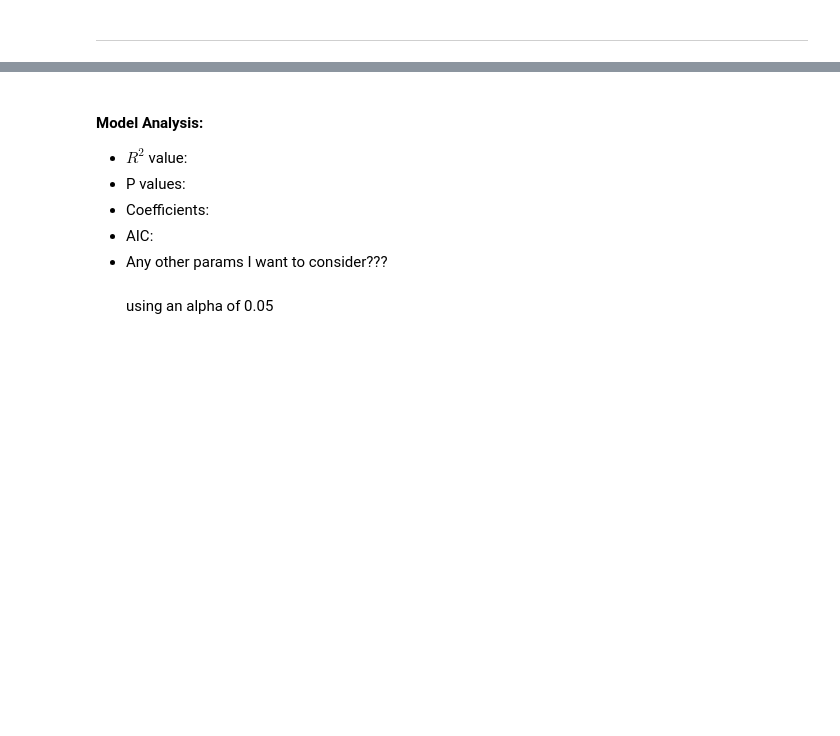
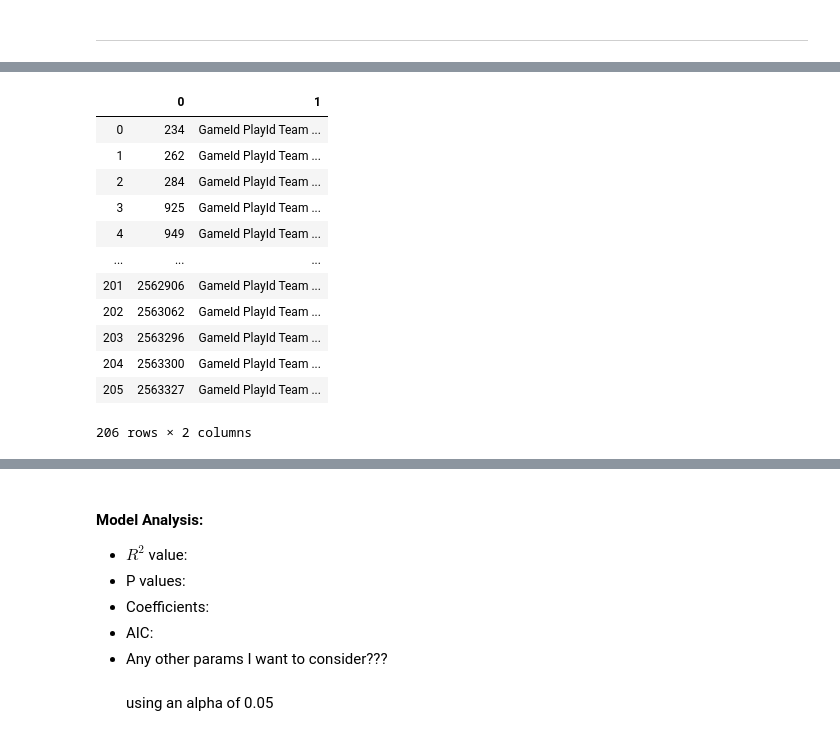
Before and after one commit to Louis-Bad/NFL-Rushing-Yards, a Jupyter notebook: main.ipynb, the cells around one changed output, grey strips where cells are left out. Cells and saved outputs as stored; diff of their text form; code cells hidden in the pictures; blank space fills up the shorter version.

```diff
--- a/main.ipynb
+++ b/main.ipynb
@@ -176,0 +346,19 @@ Warnings:
+# %%
+# plot correlations with each dependent variable vs the independent variable
+# check correlations between each of the variables themselves
+
+rb_weights = rb_df.groupby('NflId')
+# %% [output]
+|  | 0 | 1 |
+| 0 | 234 | GameId PlayId Team ... |
+| 1 | 262 | GameId PlayId Team ... |
+| 2 | 284 | GameId PlayId Team ... |
+| 3 | 925 | GameId PlayId Team ... |
+| 4 | 949 | GameId PlayId Team ... |
+| ... | ... | ... |
+| 201 | 2562906 | GameId PlayId Team ... |
+| 202 | 2563062 | GameId PlayId Team ... |
+| 203 | 2563296 | GameId PlayId Team ... |
+| 204 | 2563300 | GameId PlayId Team ... |
+| 205 | 2563327 | GameId PlayId Team ... |
+206 rows × 2 columns
```
Also changed, not shown: parts of 53 cells of this notebook.
